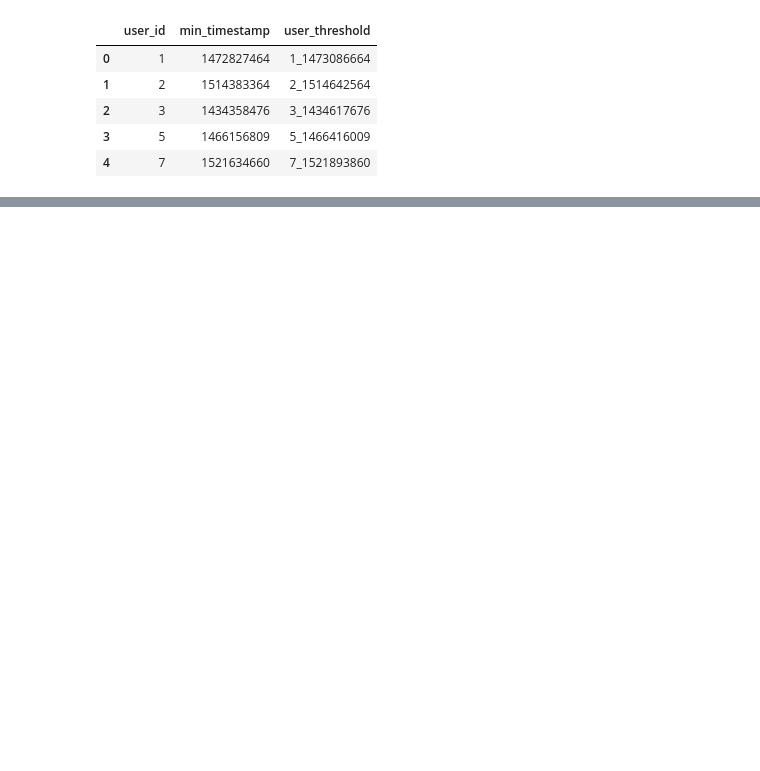
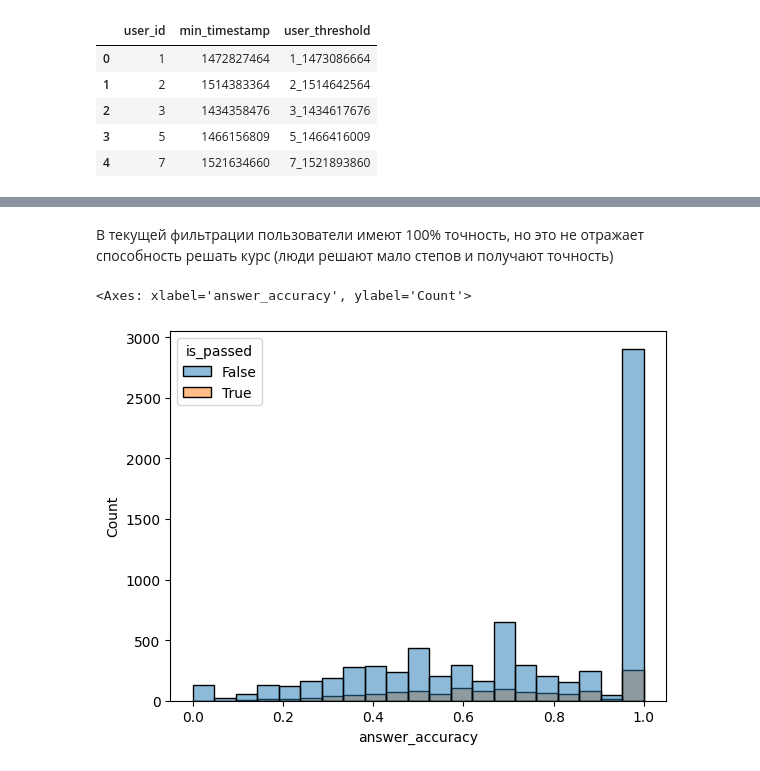
Before and after one commit to PigStep/Stepic-R-course-analitycs, a Jupyter notebook: main/main.ipynb, the cells around one changed output, grey strips where cells are left out. Drawn from its saved outputs; the diff is of its cells as text; code cells hidden in the pictures; blank space fills up the shorter version.

Commit message:
fix: Рефакторинг. Обнаружена проблема с accuracy

```diff
--- a/main/main.ipynb
+++ b/main/main.ipynb
@@ -273,0 +205,30 @@ AttributeError: 'DataFrame' object has no attribute 'user_threshold'
+# %%
+#добавим данные о практических заданиях
+X = X.merge(submissions_train.pivot_table(
+    index="user_id", #данные отбираем по каждому студенту
+    values="step_id", #агрегируем по степам
+    columns="submission_status", #разделяем статусы верно/неверно по колонкам
+    aggfunc="count", #общее количество правильных/неправильны решений
+    fill_value=0).reset_index(), on="user_id",how="outer") #заполняем пропуски для тех, кто ничего не решал
+
+
+#Добавляем колонку показателя точности ответа
+X["answer_accuracy"] = X.correct / (X.correct + X.wrong)
+# %%
+#фильтруем пользователей, которые еще не прошли курс и при этом активно его решают
+X = X[X.is_gone | X.is_passed]
+
+#выбрасываем вспомогательную переменную
+X = X.drop("is_gone", axis=1)
+# %%
+#То же самое с датасетом действий
+X = X.merge(events_train.pivot_table(index="user_id", #для кадого студента
+                                    values="step_id", #по каждому степу
+                                    columns="action", #разбиение по вариантам действий
+                                    fill_value=0, aggfunc="count").reset_index(),on="user_id",how="outer")
+# %%
+#все пропуски заполняем 0 по умолчанию
+X = X.fillna(0)
+
+#добавляем данные о прохождении / завале курса
+X = X.merge(users_data[['user_id',"is_gone","is_passed"]],on="user_id",how="outer")
@@ -273,0 +244,8 @@ AttributeError: 'DataFrame' object has no attribute 'user_threshold'
+# %% [markdown]
+В текущей фильтрации пользователи имеют 100% точность, но это не отражает способность решать курс (люди решают мало степов и получают точность)
+# %%
+#люди с пропусками загрязняют график, отфильтруем их
+sns.histplot(X[X.steps_tried >0],x="answer_accuracy", hue="is_passed")
+# %% [output]
+<Axes: xlabel='answer_accuracy', ylabel='Count'>
+[figure, added]
```
Also changed, not shown: parts of 27 cells of this notebook.
